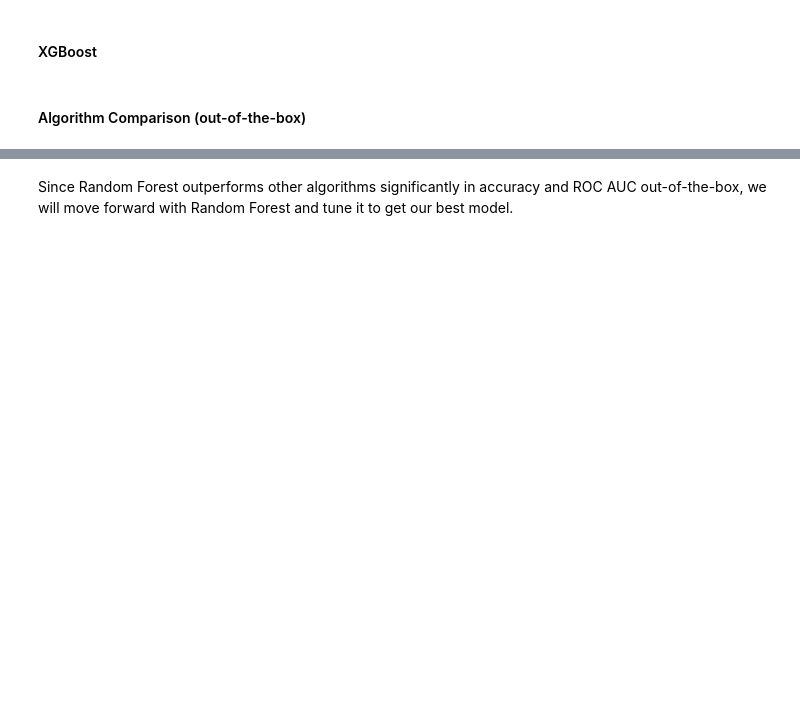
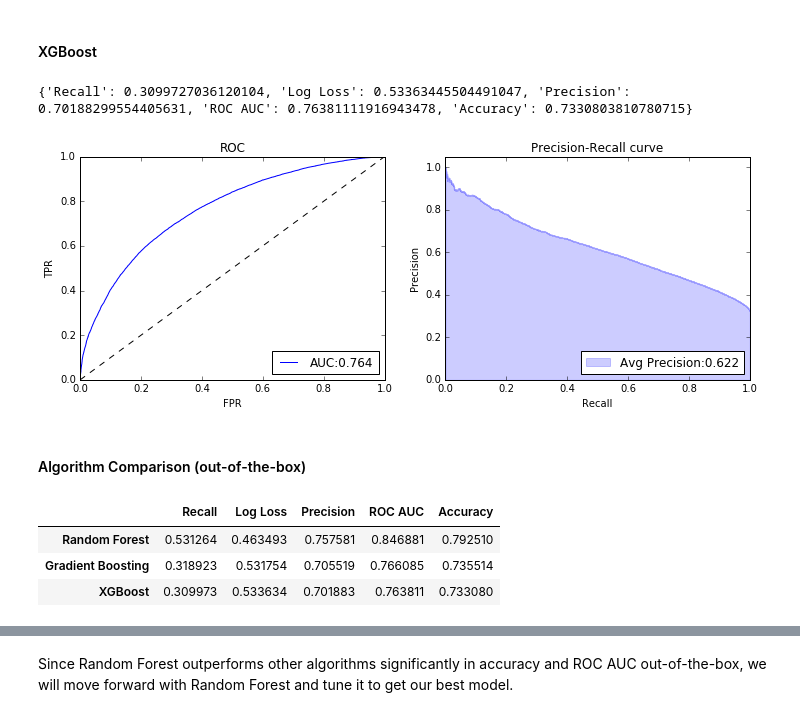
Before and after one commit to colinandrus/ml_course_project, a Jupyter notebook: notebooks/model_training_cleaned.ipynb, the cells around one changed output, grey strips where cells are left out. Cells and saved outputs as stored; diff of their text form; code cells hidden in the pictures; blank space fills up the shorter version.

```diff
--- a/notebooks/model_training_cleaned.ipynb
+++ b/notebooks/model_training_cleaned.ipynb
@@ -477,30 +465,27 @@ gb_model, gb_metrics, gb_fi, gb_cfi, gb_truth, gb_pred = train_model(MODEL, X_tr
 # %% [markdown]
 #### XGBoost
 # %%
-CAT_FEATURES = ['nat_grouped', 'ij_code_grouped', 'case_type_string', 'strCustody', 'strProbono',
-                'original_dec_type_string', 'original_dec_string']
-NUM_FEATURES = ['datAppealFiled_year', 'lawyer', 'defensive', 'affirmative', 'oral', 'written',
-                'comp_year', 'osc_year', 'input_year',
-                'last_10_appeal_grant_by_judge', 'last_10_appeal_grant_by_judge_nat']
-IMPUTE_METHODS = {'nat_grouped': 'none', 'strCustody': 'none', 'strProbono': 'none', 'case_type_string': 'none',
-                  'defensive': 'zero', 'affirmative': 'zero', 'oral': 'zero', 'written': 'zero', 'input_year': 'zero',
-                  'last_10_appeal_grant_by_judge': 'median', 'last_10_appeal_grant_by_judge_nat': 'median',
-                  'original_dec_type_string': 'none', 'original_dec_string': 'none'}
 MODEL = (XGBClassifier(max_depth=3, learning_rate=0.1, n_estimators=100, seed=44))
-
-X_train, X_test, y_train, y_test = get_model_data(df, label='granted', cat_features = CAT_FEATURES,
-                                                  num_features = NUM_FEATURES, impute_methods = IMPUTE_METHODS)
+X_train, X_test, y_train, y_test = get_model_data(df, df, label='granted', cat_features = FULL_CAT_FEATURES,
+                                                  num_features = FULL_NUM_FEATURES, impute_methods = FULL_IMPUTE_METHODS)
 xgb_model, xgb_metrics, xgb_fi, xgb_cfi, xgb_truth, xgb_pred = train_model(MODEL, X_train, y_train, X_test, y_test,
                                                                            print_metrics=True, print_charts=True)
+# %% [output]
+{'Recall': 0.3099727036120104, 'Log Loss': 0.53363445504491047, 'Precision': 0.70188299554405631, 'ROC AUC': 0.76381111916943478, 'Accuracy': 0.7330803810780715}
+[figure, added]
 # %% [markdown]
 #### Algorithm Comparison (out-of-the-box)
 # %%
 algo_comparison = {'Random Forest': rf_metrics,
-                   'Decision Tree': dt_metrics,
                    'Gradient Boosting': gb_metrics,
                    'XGBoost': xgb_metrics}
 
 pd.DataFrame.from_dict(algo_comparison, orient='index').sort_values(by='ROC AUC', ascending=False)
+# %% [output]
+|  | Recall | Log Loss | Precision | ROC AUC | Accuracy |
+| Random Forest | 0.531264 | 0.463493 | 0.757581 | 0.846881 | 0.792510 |
+| Gradient Boosting | 0.318923 | 0.531754 | 0.705519 | 0.766085 | 0.735514 |
+| XGBoost | 0.309973 | 0.533634 | 0.701883 | 0.763811 | 0.733080 |
 # %%
 # plot all ROC in a single chart
 plot_roc(rf_truth, rf_pred, 'Random Forest')
```
Also changed, not shown: parts of 11 cells of this notebook.
